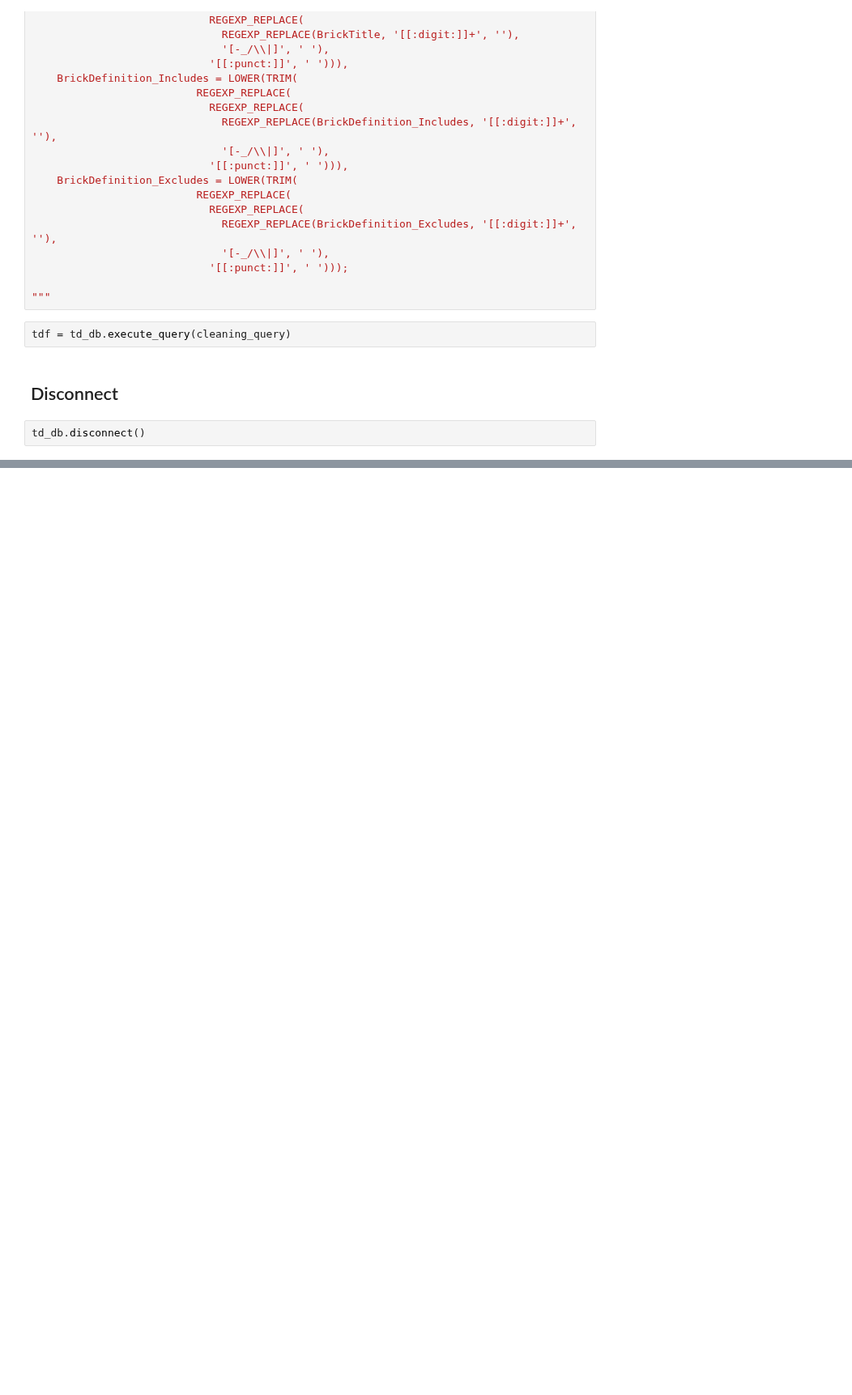
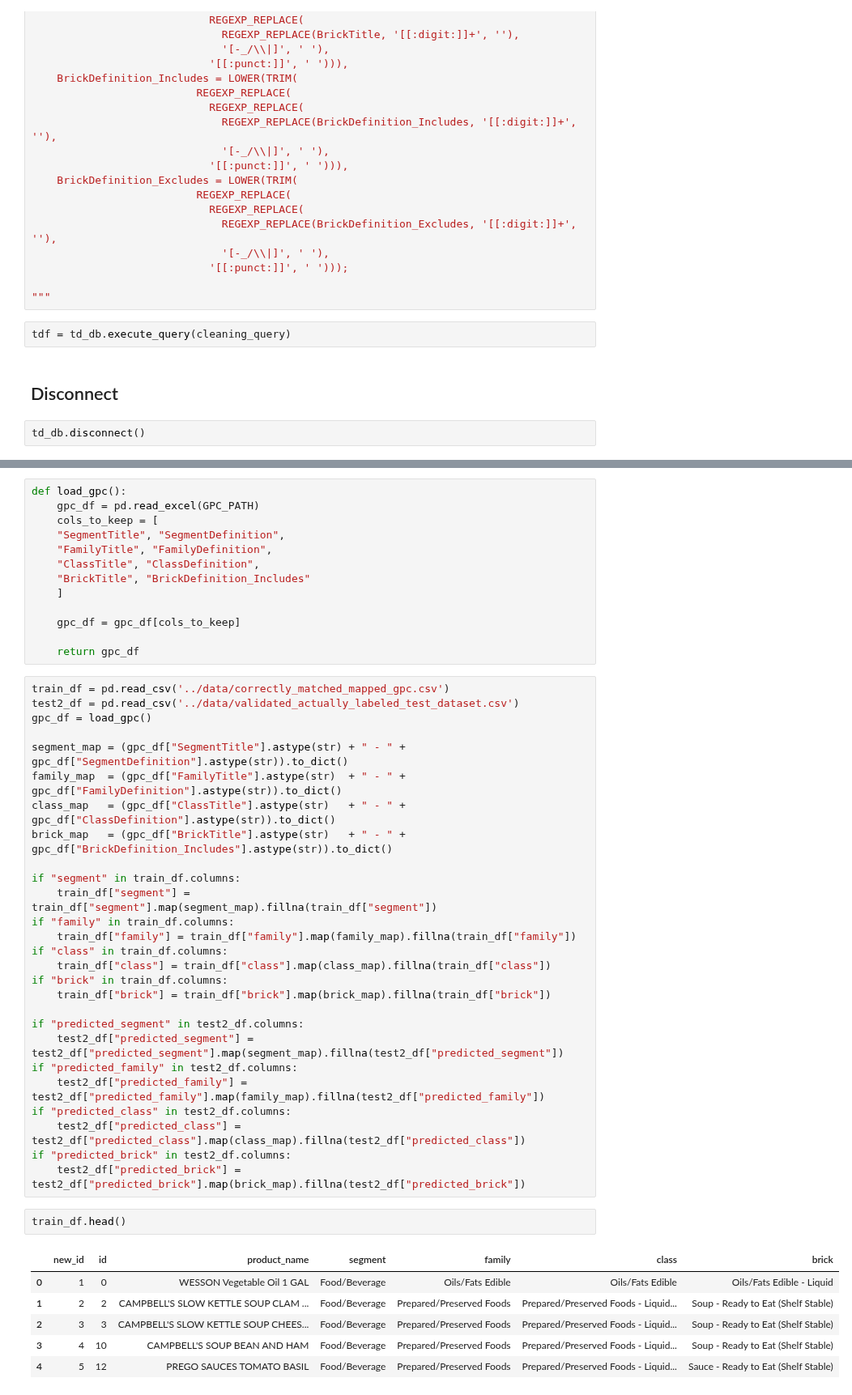
Before and after one commit to A11Veles/PC_Iter7, a Jupyter notebook: src/prepare_gpc_data.ipynb, the cells around one changed output, grey strips where cells are left out. Shown at 81% size. Saved outputs shown, nothing was run; the diff lists cells and outputs as text; blank space fills up the shorter version.

Commit message:
Updated test_model_name files to work with latest dataset

```diff
--- a/src/prepare_gpc_data.ipynb
+++ b/src/prepare_gpc_data.ipynb
@@ -122,0 +188,49 @@ td_db.disconnect()
+# %%
+def load_gpc():
+    gpc_df = pd.read_excel(GPC_PATH)
+    cols_to_keep = [
+    "SegmentTitle", "SegmentDefinition",
+    "FamilyTitle", "FamilyDefinition",
+    "ClassTitle", "ClassDefinition",
+    "BrickTitle", "BrickDefinition_Includes"
+    ]
+
+    gpc_df = gpc_df[cols_to_keep]
+
+    return gpc_df
+# %%
+train_df = pd.read_csv('../data/correctly_matched_mapped_gpc.csv')
+test2_df = pd.read_csv('../data/validated_actually_labeled_test_dataset.csv')
+gpc_df = load_gpc()
+
+segment_map = (gpc_df["SegmentTitle"].astype(str) + " - " + gpc_df["SegmentDefinition"].astype(str)).to_dict()
+family_map  = (gpc_df["FamilyTitle"].astype(str)  + " - " + gpc_df["FamilyDefinition"].astype(str)).to_dict()
+class_map   = (gpc_df["ClassTitle"].astype(str)   + " - " + gpc_df["ClassDefinition"].astype(str)).to_dict()
+brick_map   = (gpc_df["BrickTitle"].astype(str)   + " - " + gpc_df["BrickDefinition_Includes"].astype(str)).to_dict()
+
+if "segment" in train_df.columns:
+    train_df["segment"] = train_df["segment"].map(segment_map).fillna(train_df["segment"])
+if "family" in train_df.columns:
+    train_df["family"] = train_df["family"].map(family_map).fillna(train_df["family"])
+if "class" in train_df.columns:
+    train_df["class"] = train_df["class"].map(class_map).fillna(train_df["class"])
+if "brick" in train_df.columns:
+    train_df["brick"] = train_df["brick"].map(brick_map).fillna(train_df["brick"])
+
+if "predicted_segment" in test2_df.columns:
+    test2_df["predicted_segment"] = test2_df["predicted_segment"].map(segment_map).fillna(test2_df["predicted_segment"])
+if "predicted_family" in test2_df.columns:
+    test2_df["predicted_family"] = test2_df["predicted_family"].map(family_map).fillna(test2_df["predicted_family"])
+if "predicted_class" in test2_df.columns:
+    test2_df["predicted_class"] = test2_df["predicted_class"].map(class_map).fillna(test2_df["predicted_class"])
+if "predicted_brick" in test2_df.columns:
+    test2_df["predicted_brick"] = test2_df["predicted_brick"].map(brick_map).fillna(test2_df["predicted_brick"])
+# %%
+train_df.head()
+# %% [output]
+|  | new_id | id | product_name | segment | family | class | brick |
+| 0 | 1 | 0 | WESSON Vegetable Oil 1 GAL | Food/Beverage | Oils/Fats Edible | Oils/Fats Edible | Oils/Fats Edible - Liquid |
+| 1 | 2 | 2 | CAMPBELL'S SLOW KETTLE SOUP CLAM ... | Food/Beverage | Prepared/Preserved Foods | Prepared/Preserved Foods - Liquid... | Soup - Ready to Eat (Shelf Stable) |
+| 2 | 3 | 3 | CAMPBELL'S SLOW KETTLE SOUP CHEES... | Food/Beverage | Prepared/Preserved Foods | Prepared/Preserved Foods - Liquid... | Soup - Ready to Eat (Shelf Stable) |
+| 3 | 4 | 10 | CAMPBELL'S SOUP BEAN AND HAM | Food/Beverage | Prepared/Preserved Foods | Prepared/Preserved Foods - Liquid... | Soup - Ready to Eat (Shelf Stable) |
+| 4 | 5 | 12 | PREGO SAUCES TOMATO BASIL | Food/Beverage | Prepared/Preserved Foods | Prepared/Preserved Foods - Liquid... | Sauce - Ready to Eat (Shelf Stable) |
```
Also changed, not shown: parts of 6 cells of this notebook, 5 other files.
